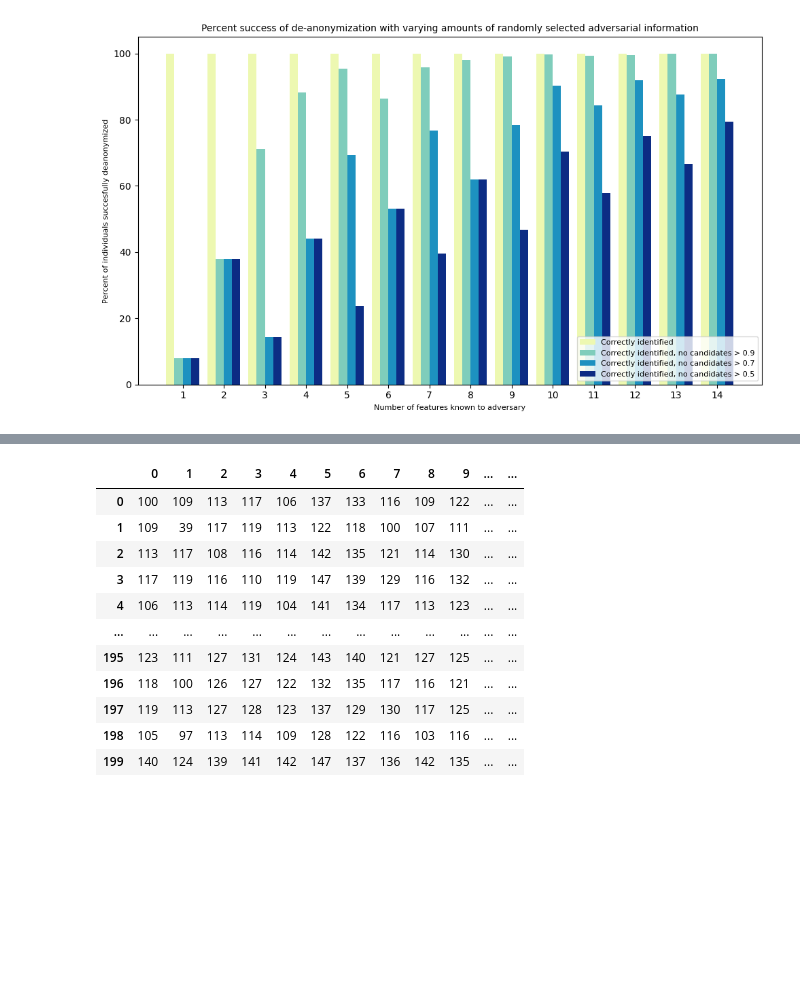
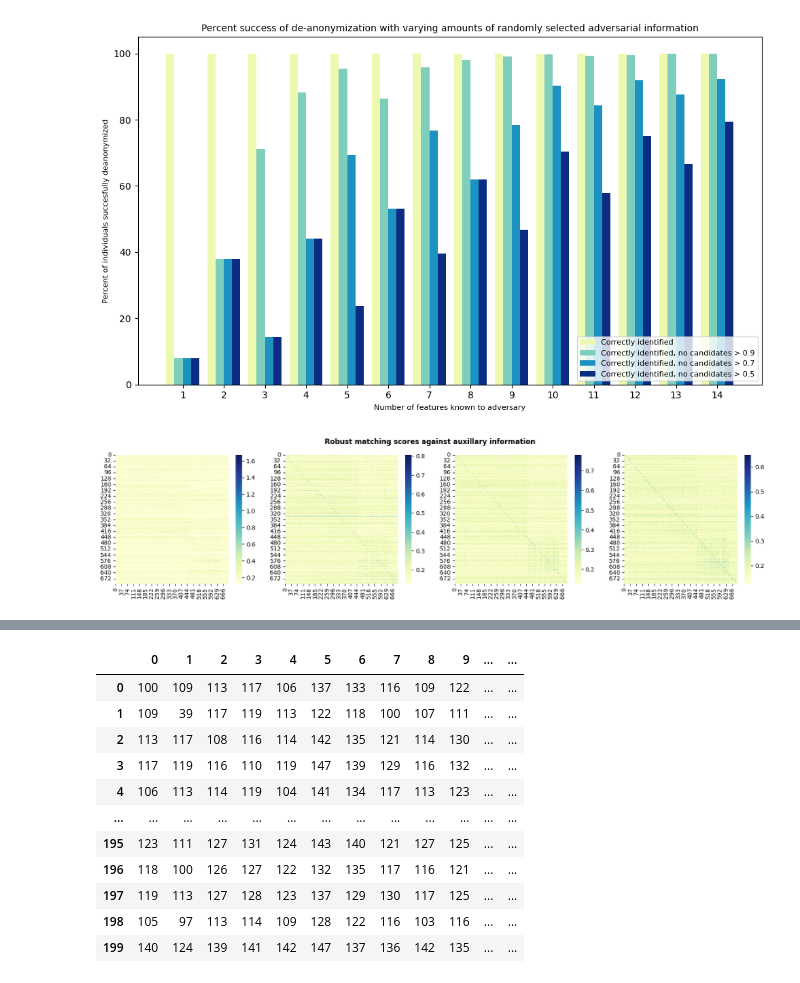
Before and after one commit to kkkarnav/deanonymization, a Jupyter notebook: main.ipynb, the cells around one changed output, grey strips where cells are left out. Drawn from its saved outputs; the diff is of its cells as text; code cells hidden in the pictures; blank space fills up the shorter version.

```diff
--- a/main.ipynb
+++ b/main.ipynb
@@ -385,3 +377,17 @@ plt.tight_layout()
 plt.show()
 # %% [output]
 [figure]
+# %%
+results_r = ["" for _ in range(11)]
+for i in range(1, 11):
+    results_r[i] = pd.read_csv(f"./results/r3r/resultscount{i}_robust.csv")
+# %%
+fig, axes = plt.subplots(ncols=4, figsize=(20, 4))
+fig.suptitle("Robust matching scores against auxillary information", weight="bold", x=0.5)
+sns.heatmap(results_r[2].iloc[:700, :700].astype(float), annot=False, cmap="YlGnBu", linewidths=0, ax=axes[0])
+sns.heatmap(results_r[6].iloc[:700, :700].astype(float), annot=False, cmap="YlGnBu", linewidths=0, ax=axes[1])
+sns.heatmap(results_r[8].iloc[:700, :700].astype(float), annot=False, cmap="YlGnBu", linewidths=0, ax=axes[2])
+sns.heatmap(results_r[10].iloc[:700, :700].astype(float), annot=False, cmap="YlGnBu", linewidths=0, ax=axes[3])
+plt.show()
+# %% [output]
+[figure, added]
```
Also changed, not shown: parts of 10 cells of this notebook, 3 other files.
